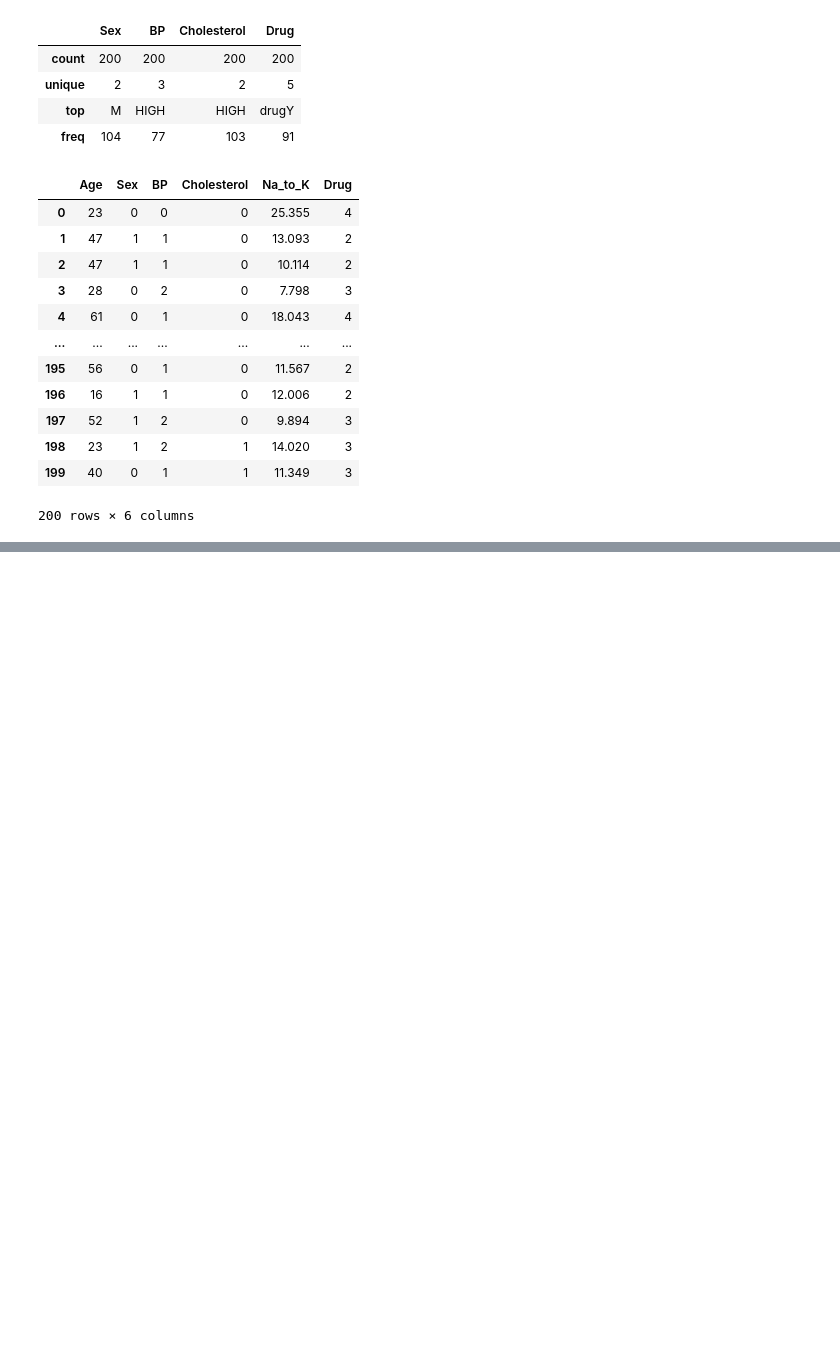
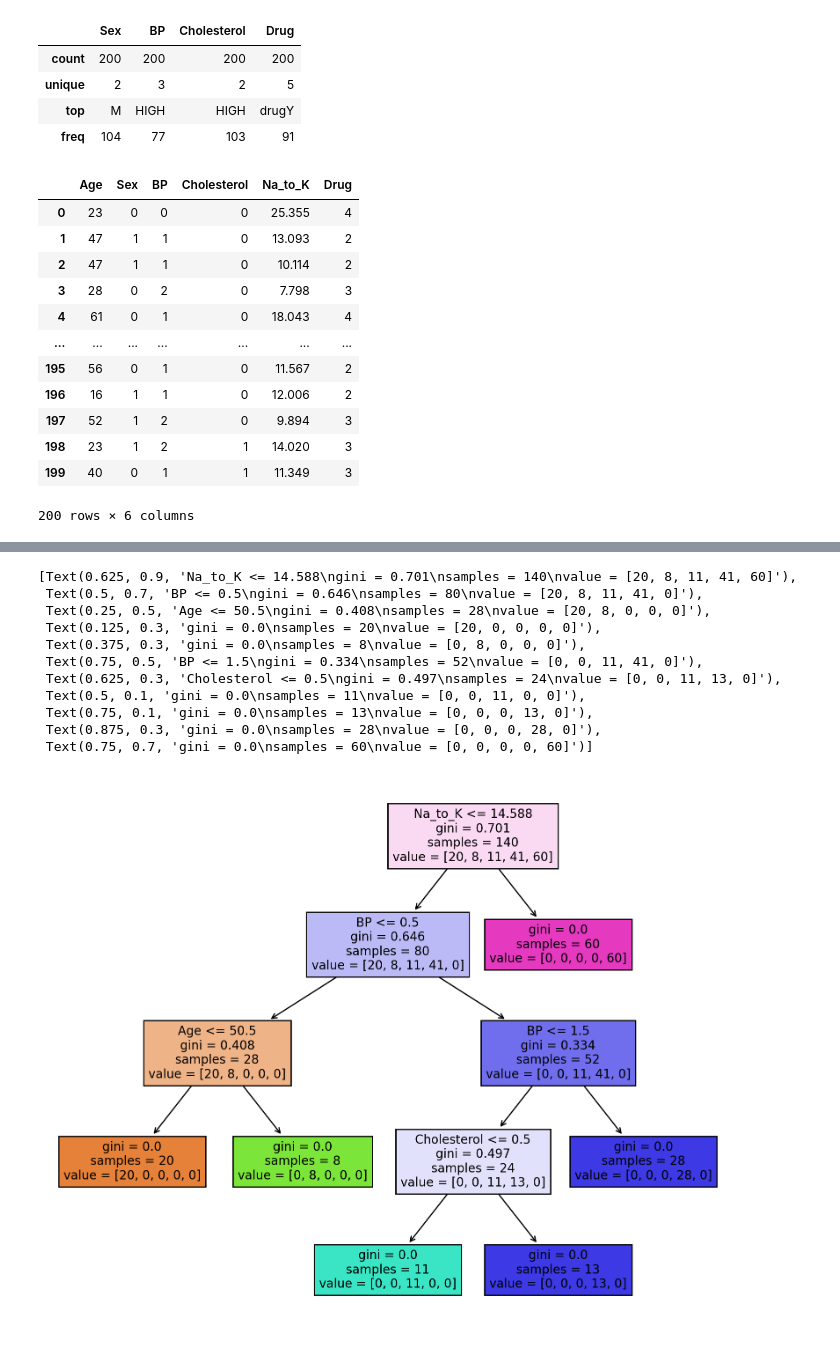
Before and after one commit to fauzan-arif/drugs_decisiontrees, a Jupyter notebook: drugs_classification.ipynb, the cells around one changed output, grey strips where cells are left out. Saved outputs shown, nothing was run; the diff lists cells and outputs as text; code cells hidden in the pictures; blank space fills up the shorter version.

```diff
--- a/drugs_classification.ipynb
+++ b/drugs_classification.ipynb
@@ -115,4 +119,9 @@ Y = df_drugs['Drug']
 X_train, X_test, y_train, y_test = train_test_split(
     X, Y, test_size = 0.3, random_state = 100)
 # %%
-#initialize the decision tree
+#initialize the decision tree using both entropy and gini metrics
+clf_gini = DecisionTreeClassifier(criterion = "gini")
+clf_entropy = DecisionTreeClassifier(criterion = "entropy")
+# %%
+#fitting the model using gini metric on features and target
+clf_gini.fit(X_train,y_train)
@@ -118,0 +169,17 @@ X_train, X_test, y_train, y_test = train_test_split(
+# %%
+from sklearn.tree import plot_tree
+plt.figure(figsize=(10, 8), dpi=200)
+plot_tree(clf_gini, feature_names=df_drugs.columns, filled=True)
+# %% [output]
+[Text(0.625, 0.9, 'Na_to_K <= 14.588\ngini = 0.701\nsamples = 140\nvalue = [20, 8, 11, 41, 60]'),
+ Text(0.5, 0.7, 'BP <= 0.5\ngini = 0.646\nsamples = 80\nvalue = [20, 8, 11, 41, 0]'),
+ Text(0.25, 0.5, 'Age <= 50.5\ngini = 0.408\nsamples = 28\nvalue = [20, 8, 0, 0, 0]'),
+ Text(0.125, 0.3, 'gini = 0.0\nsamples = 20\nvalue = [20, 0, 0, 0, 0]'),
+ Text(0.375, 0.3, 'gini = 0.0\nsamples = 8\nvalue = [0, 8, 0, 0, 0]'),
+ Text(0.75, 0.5, 'BP <= 1.5\ngini = 0.334\nsamples = 52\nvalue = [0, 0, 11, 41, 0]'),
+ Text(0.625, 0.3, 'Cholesterol <= 0.5\ngini = 0.497\nsamples = 24\nvalue = [0, 0, 11, 13, 0]'),
+ Text(0.5, 0.1, 'gini = 0.0\nsamples = 11\nvalue = [0, 0, 11, 0, 0]'),
+ Text(0.75, 0.1, 'gini = 0.0\nsamples = 13\nvalue = [0, 0, 0, 13, 0]'),
+ Text(0.875, 0.3, 'gini = 0.0\nsamples = 28\nvalue = [0, 0, 0, 28, 0]'),
+ Text(0.75, 0.7, 'gini = 0.0\nsamples = 60\nvalue = [0, 0, 0, 0, 60]')]
+[figure, added]
```
Also changed, not shown: parts of 9 cells of this notebook, 2 other files.
